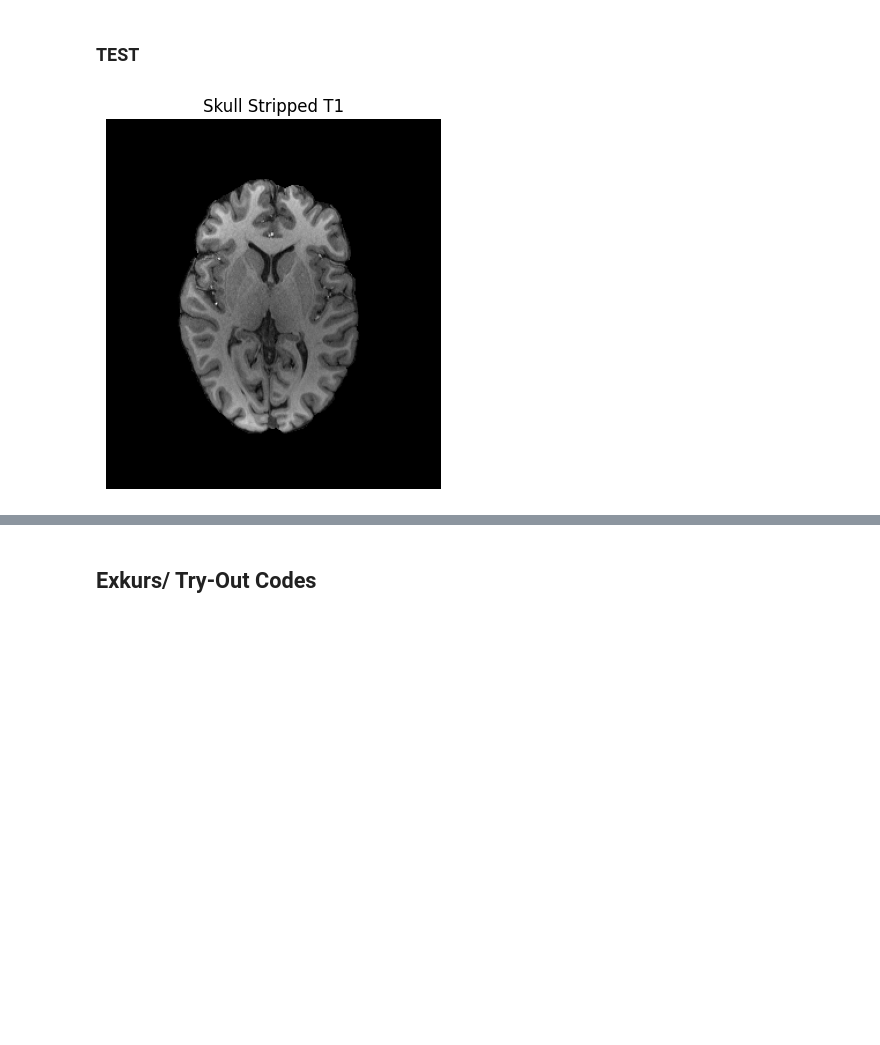
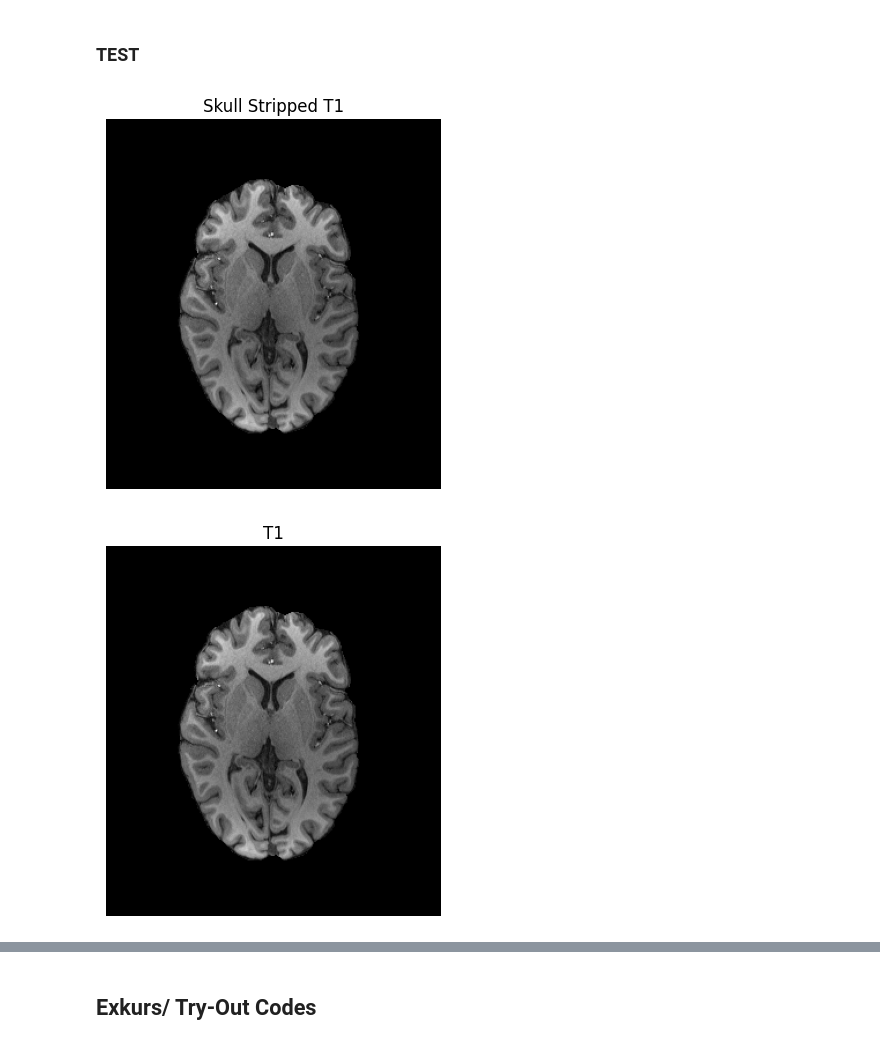
Before and after one commit to Franzi2106/Toolbox, a Jupyter notebook: notebooks/Tests.ipynb, the cells around one changed output, grey strips where cells are left out. Drawn from its saved outputs; the diff is of its cells as text; code cells hidden in the pictures; blank space fills up the shorter version.

```diff
--- a/notebooks/Tests.ipynb
+++ b/notebooks/Tests.ipynb
@@ -3,13 +3,22 @@
 # %%
 import nibabel as nib
 import matplotlib.pyplot as plt
 
 img = nib.load("/home/jovyan/data_fbaum/Toolbox/test_data/Demo_Data/ExBox18/T1_brain.nii.gz")
 data = img.get_fdata()
 
 plt.imshow(data[:, :, data.shape[2]//2].T, cmap='gray', origin='lower')
 plt.title("Skull Stripped T1")
 plt.axis('off')
 plt.show()
+
+img2 = nib.load("/home/jovyan/data_fbaum/Toolbox/test_data/Demo_Data/ExBox18/T1.nii.gz")
+data = img.get_fdata()
+
+plt.imshow(data[:, :, data.shape[2]//2].T, cmap='gray', origin='lower')
+plt.title("T1")
+plt.axis('off')
+plt.show()
 # %% [output]
 [figure]
+[figure, added]
```
Also changed, not shown: parts of 2 cells of this notebook, 20 other files.
